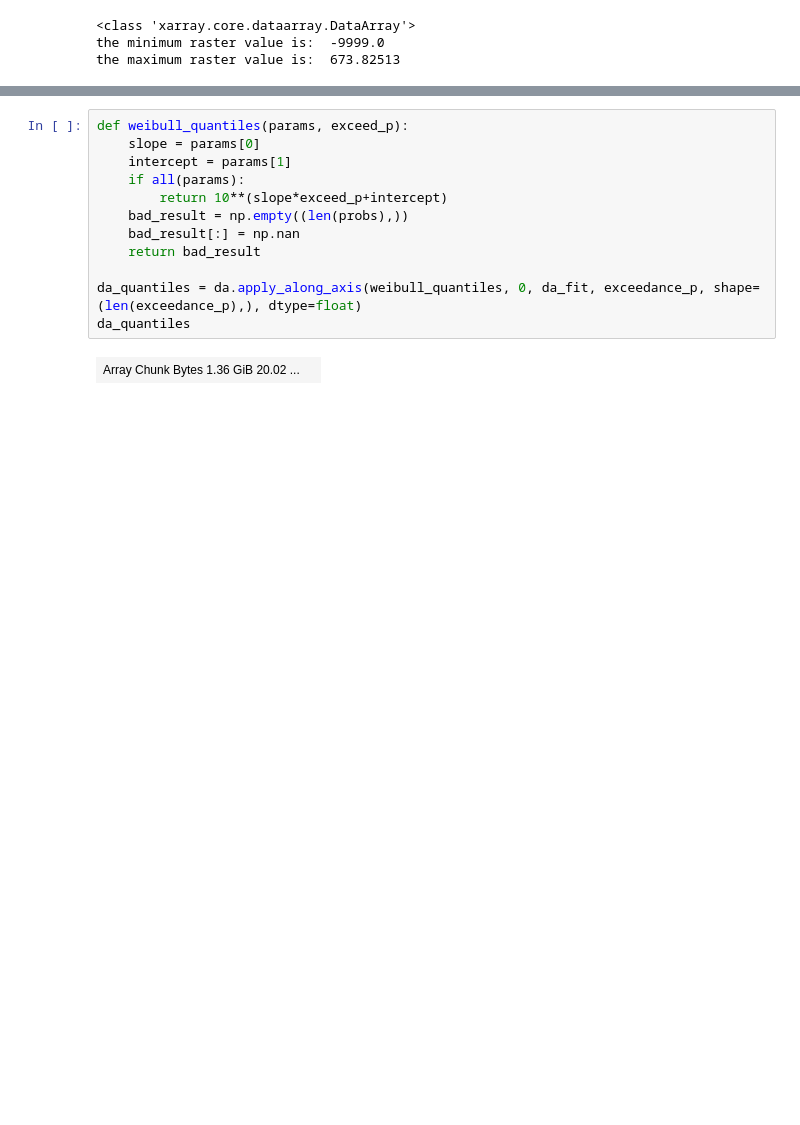
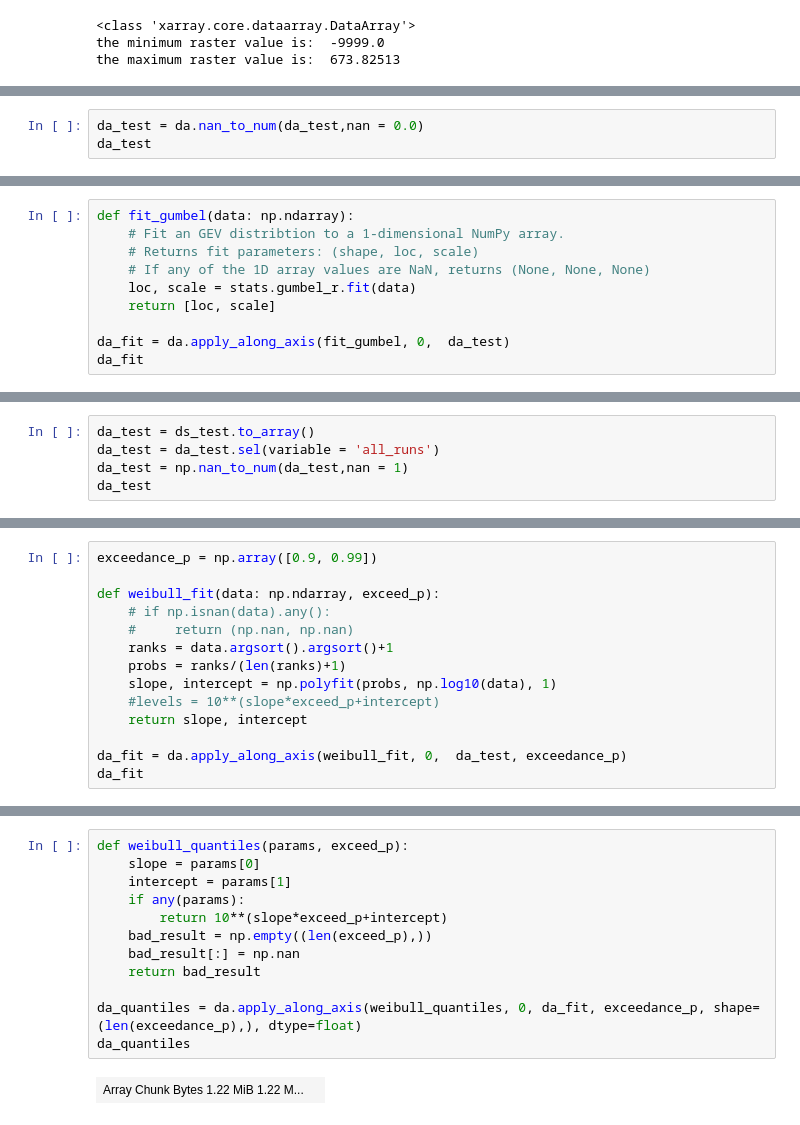
Before and after one commit to arc-pts/ffrd-grid-concept, a Jupyter notebook: 2D_data_map.ipynb, the cells around one changed output, grey strips where cells are left out. Drawn from its saved outputs; the diff is of its cells as text; blank space fills up the shorter version.

```diff
--- a/2D_data_map.ipynb
+++ b/2D_data_map.ipynb
@@ -280,0 +358,3 @@ da_fit
+# %%
+da_test = da.nan_to_num(da_test,nan = 0.0)
+da_test
@@ -280,0 +487,10 @@ da_fit
+# %%
+def fit_gumbel(data: np.ndarray):
+    # Fit an GEV distribtion to a 1-dimensional NumPy array.
+    # Returns fit parameters: (shape, loc, scale)
+    # If any of the 1D array values are NaN, returns (None, None, None)
+    loc, scale = stats.gumbel_r.fit(data)
+    return [loc, scale]
+
+da_fit = da.apply_along_axis(fit_gumbel, 0,  da_test)
+da_fit
@@ -280,0 +501,5 @@ da_fit
+# %%
+da_test = ds_test.to_array()
+da_test = da_test.sel(variable = 'all_runs')
+da_test = np.nan_to_num(da_test,nan = 1)
+da_test
@@ -280,0 +524,14 @@ da_fit
+# %%
+exceedance_p = np.array([0.9, 0.99])
+
+def weibull_fit(data: np.ndarray, exceed_p):
+    # if np.isnan(data).any():
+    #     return (np.nan, np.nan)
+    ranks = data.argsort().argsort()+1
+    probs = ranks/(len(ranks)+1)
+    slope, intercept = np.polyfit(probs, np.log10(data), 1)
+    #levels = 10**(slope*exceed_p+intercept)
+    return slope, intercept
+
+da_fit = da.apply_along_axis(weibull_fit, 0,  da_test, exceedance_p)
+da_fit
@@ -281,17 +577,17 @@ da_fit
 # %%
 def weibull_quantiles(params, exceed_p):
     slope = params[0]
     intercept = params[1]
-    if all(params):
+    if any(params):
         return 10**(slope*exceed_p+intercept)
-    bad_result = np.empty((len(probs),))
+    bad_result = np.empty((len(exceed_p),))
     bad_result[:] = np.nan
     return bad_result
 
 da_quantiles = da.apply_along_axis(weibull_quantiles, 0, da_fit, exceedance_p, shape=(len(exceedance_p),), dtype=float)
 da_quantiles
 # %% [output]
-| Array Chunk Bytes 1.36 GiB 20.02 ... |  |
+| Array Chunk Bytes 1.22 MiB 1.22 M... |  |
 # %%
 da_meta = da.concatenate([da_fit, da_quantiles], axis=0)
 da_meta
```
Also changed, not shown: parts of 52 cells of this notebook.
